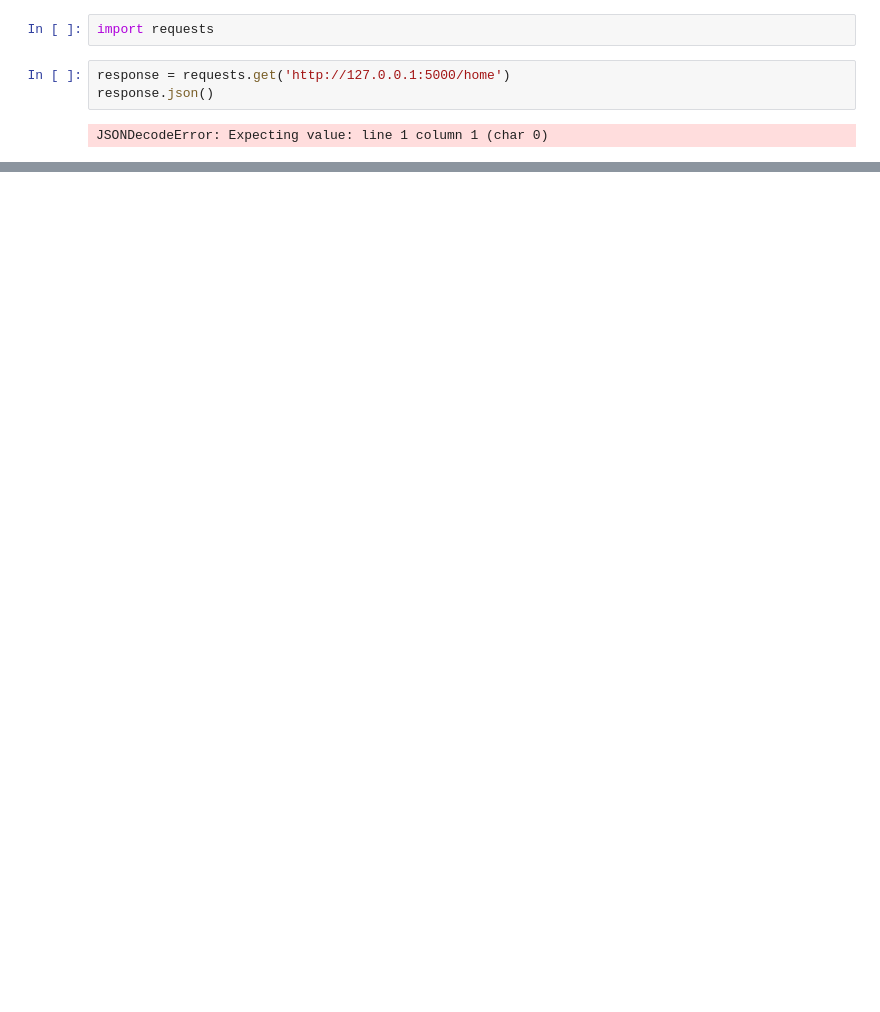
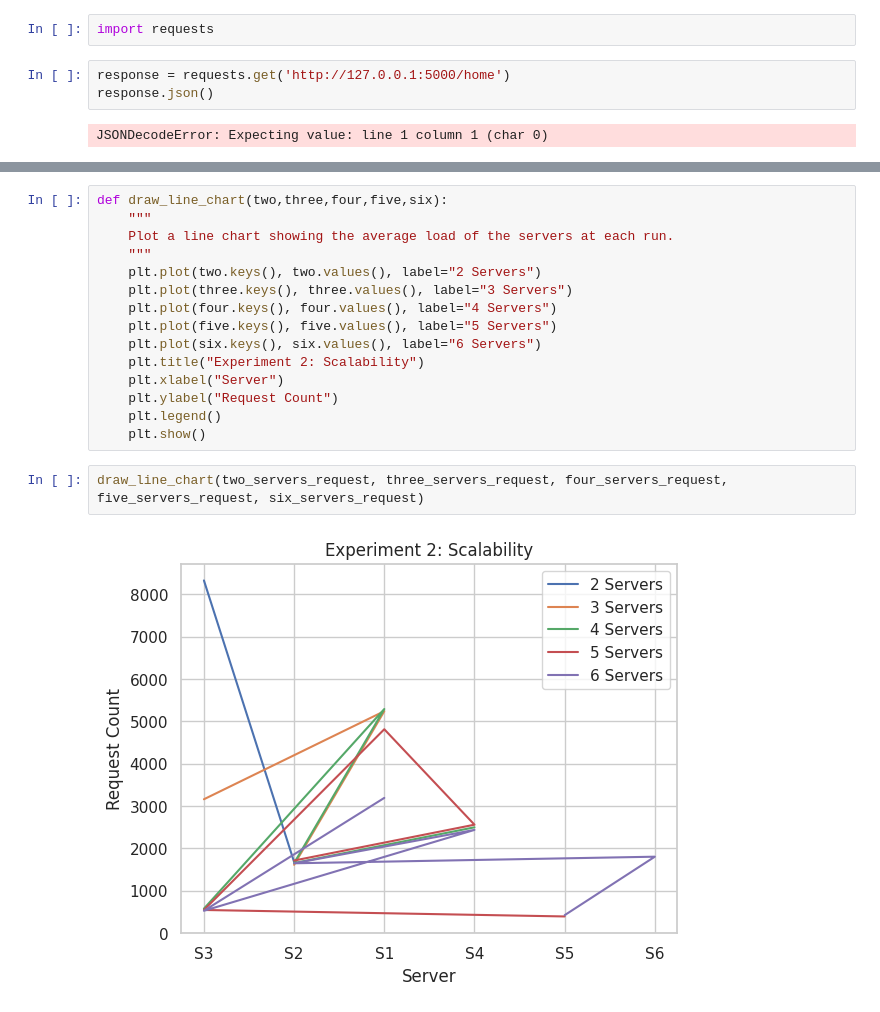
Before and after one commit to newtvn/Customizable-Load-Balancer, a Jupyter notebook: analysis.ipynb, the cells around one changed output, grey strips where cells are left out. Saved outputs shown, nothing was run; the diff lists cells and outputs as text; blank space fills up the shorter version.

```diff
--- a/analysis.ipynb
+++ b/analysis.ipynb
@@ -26,0 +102,19 @@ JSONDecodeError: Expecting value: line 1 column 1 (char 0)
+# %%
+def draw_line_chart(two,three,four,five,six):
+    """
+    Plot a line chart showing the average load of the servers at each run.
+    """
+    plt.plot(two.keys(), two.values(), label="2 Servers")
+    plt.plot(three.keys(), three.values(), label="3 Servers")
+    plt.plot(four.keys(), four.values(), label="4 Servers")
+    plt.plot(five.keys(), five.values(), label="5 Servers")
+    plt.plot(six.keys(), six.values(), label="6 Servers")
+    plt.title("Experiment 2: Scalability")
+    plt.xlabel("Server")
+    plt.ylabel("Request Count")
+    plt.legend()
+    plt.show()
+# %%
+draw_line_chart(two_servers_request, three_servers_request, four_servers_request, five_servers_request, six_servers_request)
+# %% [output]
+[figure, added]
```
Also changed, not shown: parts of 16 cells of this notebook, 6 other files.
